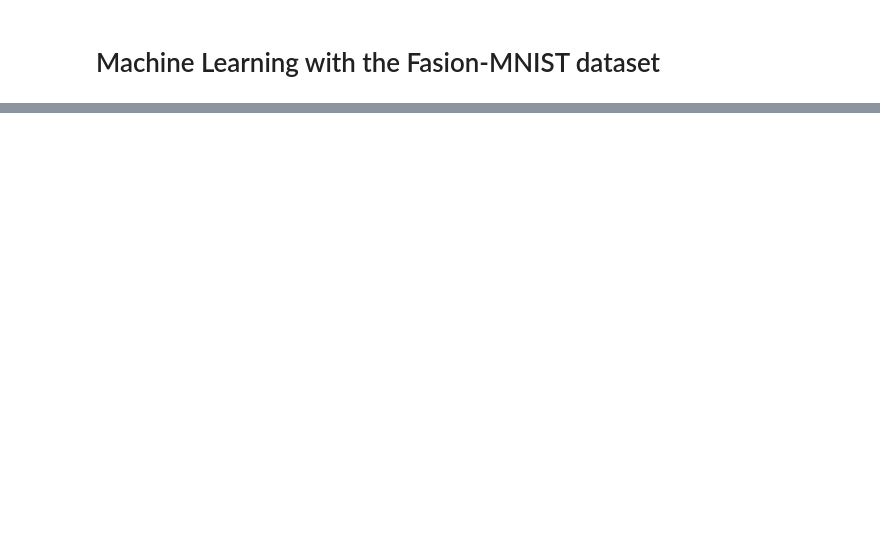
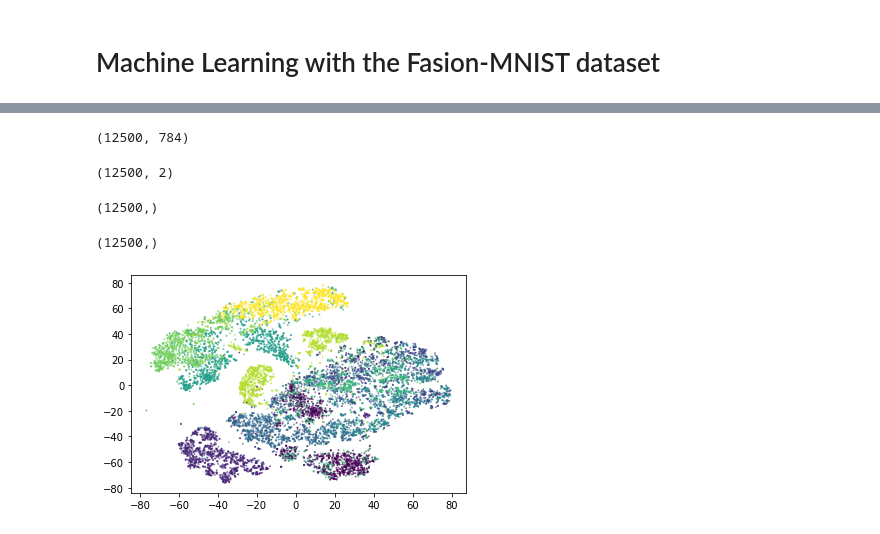
Before and after one commit to RikvanSpreuwel/ML-Exercise-MNIST-dataset, a Jupyter notebook: Exercise-notebook.ipynb, the cells around one changed output, grey strips where cells are left out. Cells and saved outputs as stored; diff of their text form; code cells hidden in the pictures; blank space fills up the shorter version.

Commit message:
Finished ML part.  Started on visualization.

```diff
--- a/Exercise-notebook.ipynb
+++ b/Exercise-notebook.ipynb
@@ -20,0 +20,10 @@ HTTPError: HTTP Error 400: Bad Request
+# %%
+from sklearn.ensemble import RandomForestClassifier
+import time
+
+start_time = time.time()
+
+classifier = RandomForestClassifier(n_estimators=10, random_state=0)
+classifier.fit(X_train, y_train)
+
+print("--- %s seconds ---" % (time.time() - start_time))
@@ -20,0 +80,9 @@ HTTPError: HTTP Error 400: Bad Request
+# %%
+from sklearn.ensemble import RandomForestClassifier
+
+start_time = time.time()
+
+classifier = RandomForestClassifier(n_estimators=10, random_state=0)
+classifier.fit(X_train_pca, y_train)
+
+print("--- %s seconds ---" % (time.time() - start_time))
@@ -20,0 +147,38 @@ HTTPError: HTTP Error 400: Bad Request
+# %%
+from sklearn.manifold import TSNE
+from sklearn.model_selection import train_test_split
+
+# Subset 2 is the subset with 12.500 images (12.500 is 20,833% of 60.000)
+SubsetX_1, SubsetX_2, SubsetY_1, SubsetY_2 = train_test_split(
+    X_train, y_train, test_size=0.20833, random_state=5)
+
+print(SubsetX_2.shape)
+
+SubsetX_2_tSNE = TSNE(n_components=2).fit_transform(SubsetX_2)
+
+SubsetX_2_tSNE.shape
+# %% [output]
+(12500, 784)
+(12500, 2)
+# %%
+SubsetX_2_tSNE.shape
+SubsetY_2.shape
+# %% [output]
+(12500,)
+# %%
+SubsetX_2_tSNE[:,0].shape
+# %% [output]
+(12500,)
+# %%
+from matplotlib import pyplot
+
+area = (30 * np.random.rand(12500))**2
+
+
+pyplot.scatter(SubsetX_2_tSNE[:,0], SubsetX_2_tSNE[:,1], alpha=0.5, s=1, c=SubsetY_2)
+pyplot.show()
+# sneaker=7
+# bag=8
+# tshirt=0
+# %% [output]
+[figure, added]
```
Also changed, not shown: parts of 21 cells of this notebook.
